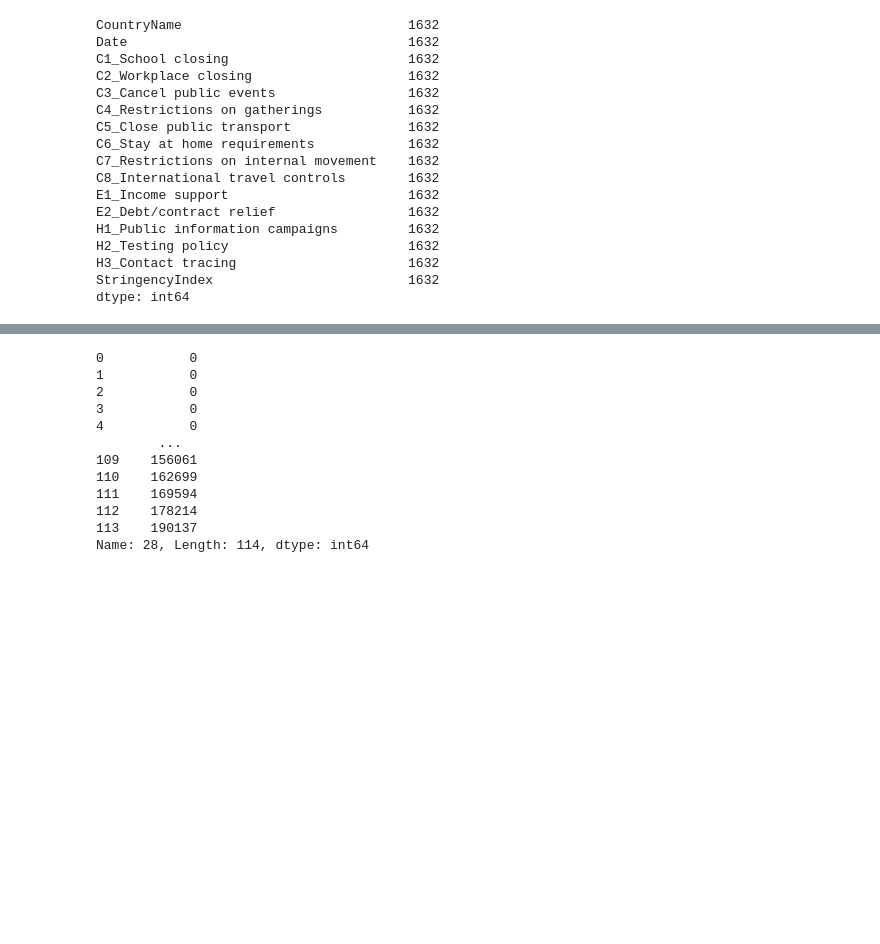
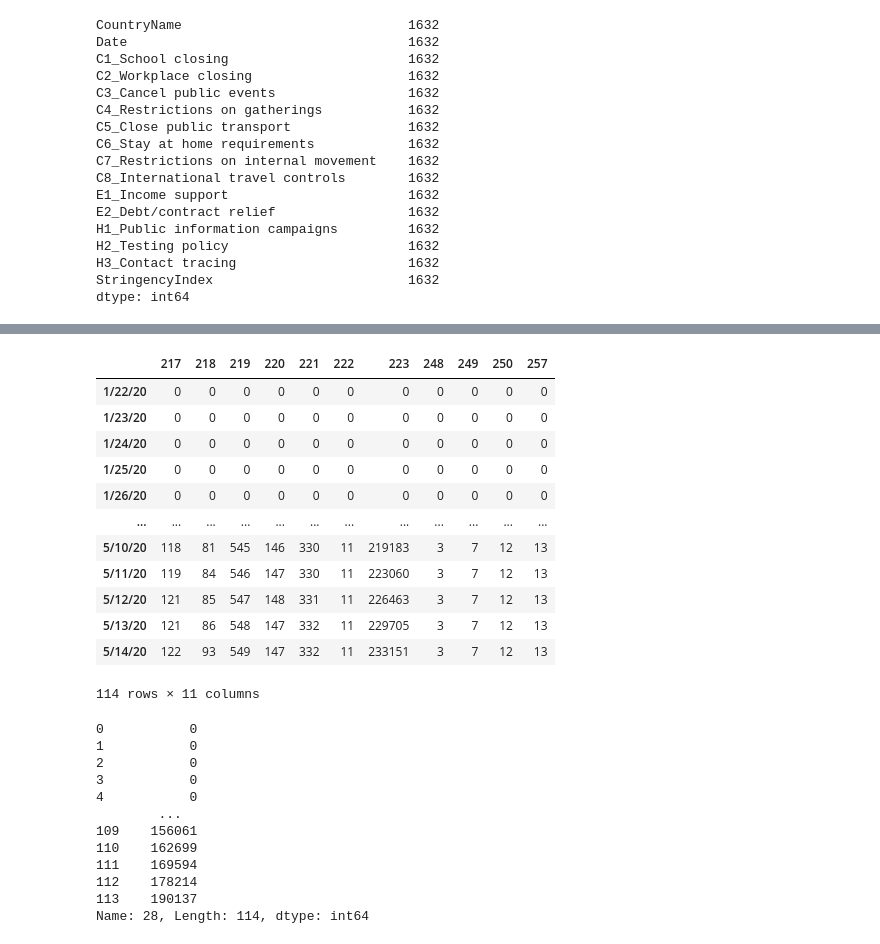
Before and after one commit to nyu-ds-2019/covid-19, a Jupyter notebook: notebooks/data_raw_preprocess.ipynb, the cells around one changed output, grey strips where cells are left out. Saved outputs shown, nothing was run; the diff lists cells and outputs as text; code cells hidden in the pictures; blank space fills up the shorter version.

```diff
--- a/notebooks/data_raw_preprocess.ipynb
+++ b/notebooks/data_raw_preprocess.ipynb
@@ -178,3 +214,19 @@ all_countries_metrics_df.to_csv(os.path.join(app_dir, 'data/staging', 'jhu_cases
+# %%
+transposed_df
+# %% [output]
+|  | 217 | 218 | 219 | 220 | 221 | 222 | 223 | 248 | 249 | 250 | 257 |
+| 1/22/20 | 0 | 0 | 0 | 0 | 0 | 0 | 0 | 0 | 0 | 0 | 0 |
+| 1/23/20 | 0 | 0 | 0 | 0 | 0 | 0 | 0 | 0 | 0 | 0 | 0 |
+| 1/24/20 | 0 | 0 | 0 | 0 | 0 | 0 | 0 | 0 | 0 | 0 | 0 |
+| 1/25/20 | 0 | 0 | 0 | 0 | 0 | 0 | 0 | 0 | 0 | 0 | 0 |
+| 1/26/20 | 0 | 0 | 0 | 0 | 0 | 0 | 0 | 0 | 0 | 0 | 0 |
+| ... | ... | ... | ... | ... | ... | ... | ... | ... | ... | ... | ... |
+| 5/10/20 | 118 | 81 | 545 | 146 | 330 | 11 | 219183 | 3 | 7 | 12 | 13 |
+| 5/11/20 | 119 | 84 | 546 | 147 | 330 | 11 | 223060 | 3 | 7 | 12 | 13 |
+| 5/12/20 | 121 | 85 | 547 | 148 | 331 | 11 | 226463 | 3 | 7 | 12 | 13 |
+| 5/13/20 | 121 | 86 | 548 | 147 | 332 | 11 | 229705 | 3 | 7 | 12 | 13 |
+| 5/14/20 | 122 | 93 | 549 | 147 | 332 | 11 | 233151 | 3 | 7 | 12 | 13 |
+114 rows × 11 columns
 # %%
 value_series.shift(1, fill_value = 0)
 # %% [output]
```
Also changed, not shown: parts of 8 cells of this notebook, 5 other files.
